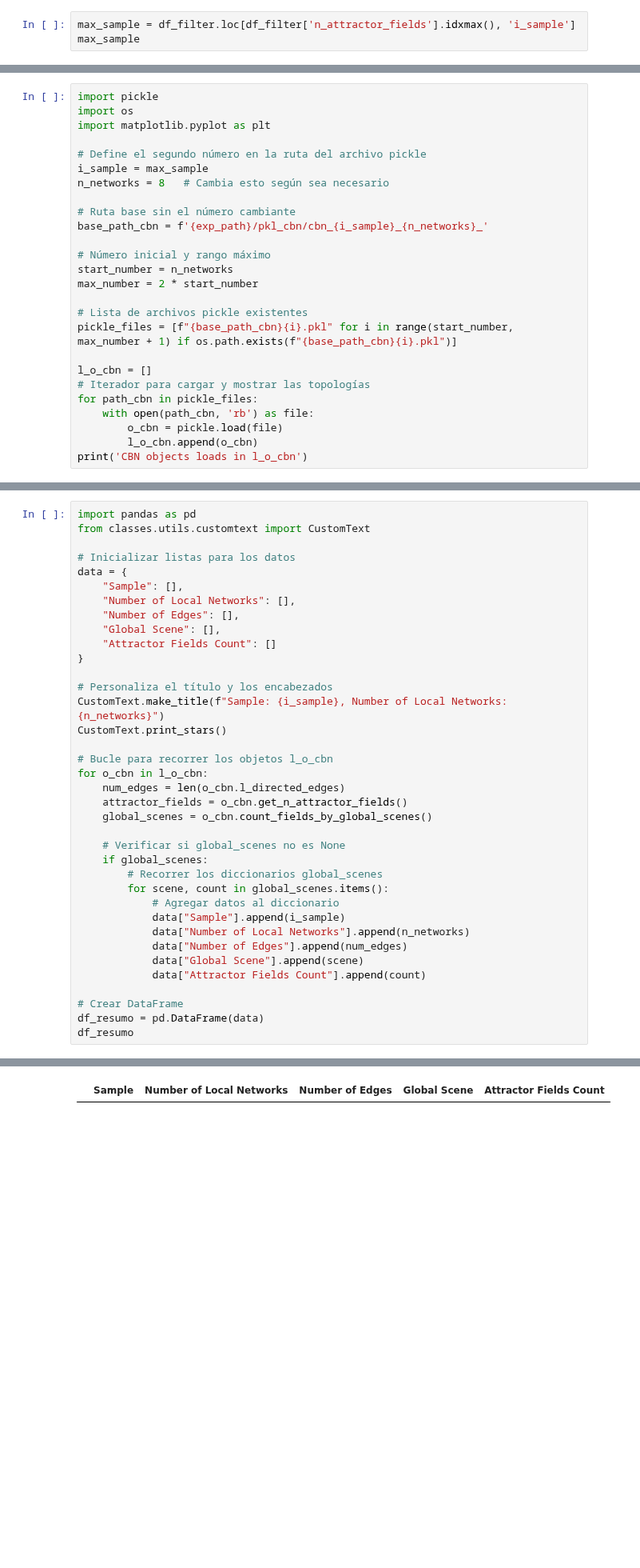
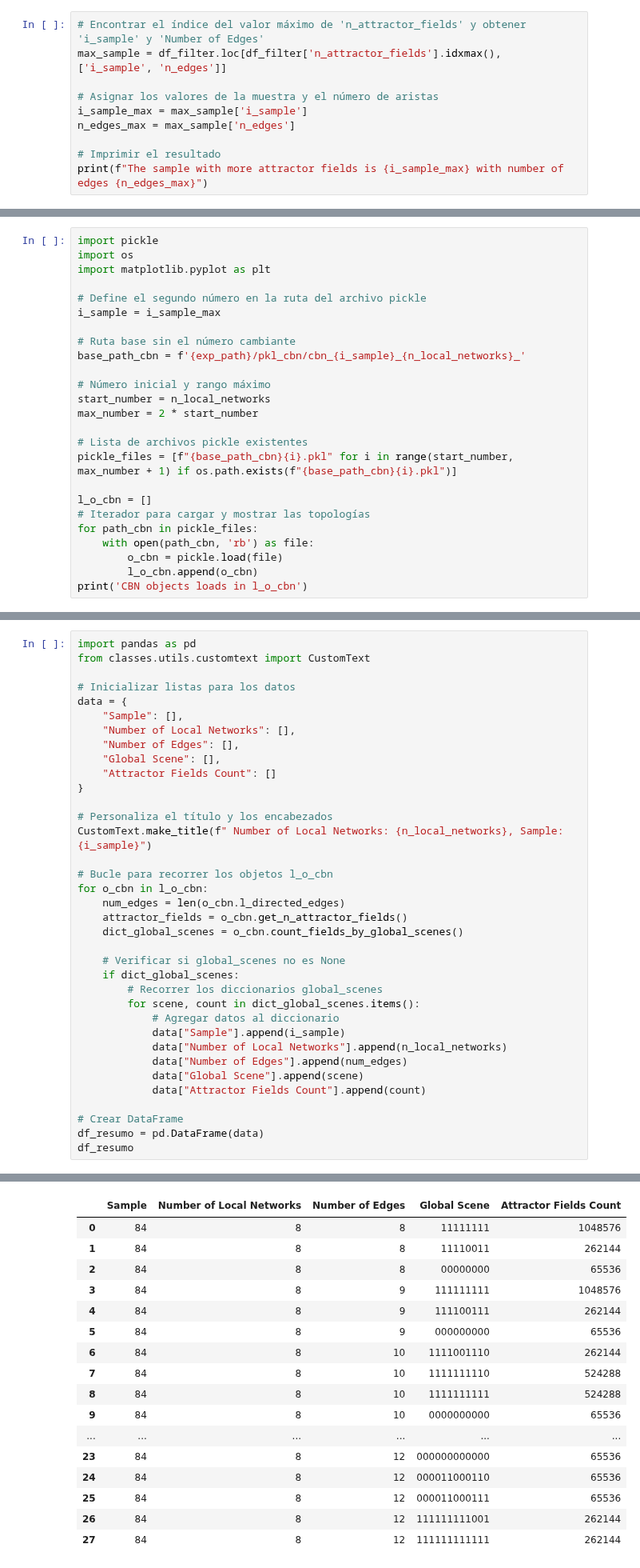
Before and after one commit to crptcusco/cbnetwork, a Jupyter notebook: experiments/7_aleatory_template_coupling_signals/exp7_3_evaluate_equivalence.ipynb, the cells around one changed output, grey strips where cells are left out. Shown at 80% size. Saved outputs shown, nothing was run; the diff lists cells and outputs as text; blank space fills up the shorter version.

```diff
--- a/experiments/7_aleatory_template_coupling_signals/exp7_3_evaluate_equivalence.ipynb
+++ b/experiments/7_aleatory_template_coupling_signals/exp7_3_evaluate_equivalence.ipynb
@@ -64,4 +41,11 @@ summary_stats
 # %%
-max_sample = df_filter.loc[df_filter['n_attractor_fields'].idxmax(), 'i_sample']
-max_sample
+# Encontrar el índice del valor máximo de 'n_attractor_fields' y obtener 'i_sample' y 'Number of Edges'
+max_sample = df_filter.loc[df_filter['n_attractor_fields'].idxmax(), ['i_sample', 'n_edges']]
+
+# Asignar los valores de la muestra y el número de aristas
+i_sample_max = max_sample['i_sample']
+n_edges_max = max_sample['n_edges']
+
+# Imprimir el resultado
+print(f"The sample with more attractor fields is {i_sample_max} with number of edges {n_edges_max}")
 # %% [output]
@@ -74,14 +58,13 @@ import os
 import matplotlib.pyplot as plt
 
 # Define el segundo número en la ruta del archivo pickle
-i_sample = max_sample
-n_networks = 8   # Cambia esto según sea necesario
+i_sample = i_sample_max
 
 # Ruta base sin el número cambiante
-base_path_cbn = f'{exp_path}/pkl_cbn/cbn_{i_sample}_{n_networks}_'
+base_path_cbn = f'{exp_path}/pkl_cbn/cbn_{i_sample}_{n_local_networks}_'
 
 # Número inicial y rango máximo
-start_number = n_networks
+start_number = n_local_networks
 max_number = 2 * start_number
 
 # Lista de archivos pickle existentes
@@ -138,22 +95,21 @@ data = {
 }
 
 # Personaliza el título y los encabezados
-CustomText.make_title(f"Sample: {i_sample}, Number of Local Networks: {n_networks}")
-CustomText.print_stars()
+CustomText.make_title(f" Number of Local Networks: {n_local_networks}, Sample: {i_sample}")
 
 # Bucle para recorrer los objetos l_o_cbn
 for o_cbn in l_o_cbn:
     num_edges = len(o_cbn.l_directed_edges)
     attractor_fields = o_cbn.get_n_attractor_fields()
-    global_scenes = o_cbn.count_fields_by_global_scenes()
+    dict_global_scenes = o_cbn.count_fields_by_global_scenes()
 
     # Verificar si global_scenes no es None
-    if global_scenes:
+    if dict_global_scenes:
         # Recorrer los diccionarios global_scenes
-        for scene, count in global_scenes.items():
+        for scene, count in dict_global_scenes.items():
             # Agregar datos al diccionario
             data["Sample"].append(i_sample)
-            data["Number of Local Networks"].append(n_networks)
+            data["Number of Local Networks"].append(n_local_networks)
             data["Number of Edges"].append(num_edges)
             data["Global Scene"].append(scene)
             data["Attractor Fields Count"].append(count)
@@ -183 +134,17 @@ COUNTING THE STABLE ATTRACTOR FIELDS BY GLOBAL SCENE
 |  | Sample | Number of Local Networks | Number of Edges | Global Scene | Attractor Fields Count |
+| 0 | 84 | 8 | 8 | 11111111 | 1048576 |
+| 1 | 84 | 8 | 8 | 11110011 | 262144 |
+| 2 | 84 | 8 | 8 | 00000000 | 65536 |
+| 3 | 84 | 8 | 9 | 111111111 | 1048576 |
+| 4 | 84 | 8 | 9 | 111100111 | 262144 |
+| 5 | 84 | 8 | 9 | 000000000 | 65536 |
+| 6 | 84 | 8 | 10 | 1111001110 | 262144 |
+| 7 | 84 | 8 | 10 | 1111111110 | 524288 |
+| 8 | 84 | 8 | 10 | 1111111111 | 524288 |
+| 9 | 84 | 8 | 10 | 0000000000 | 65536 |
+| ... | ... | ... | ... | ... | ... |
+| 23 | 84 | 8 | 12 | 000000000000 | 65536 |
+| 24 | 84 | 8 | 12 | 000011000110 | 65536 |
+| 25 | 84 | 8 | 12 | 000011000111 | 65536 |
+| 26 | 84 | 8 | 12 | 111111111001 | 262144 |
+| 27 | 84 | 8 | 12 | 111111111111 | 262144 |
```
Also changed, not shown: parts of 15 cells of this notebook, 14 other files.
